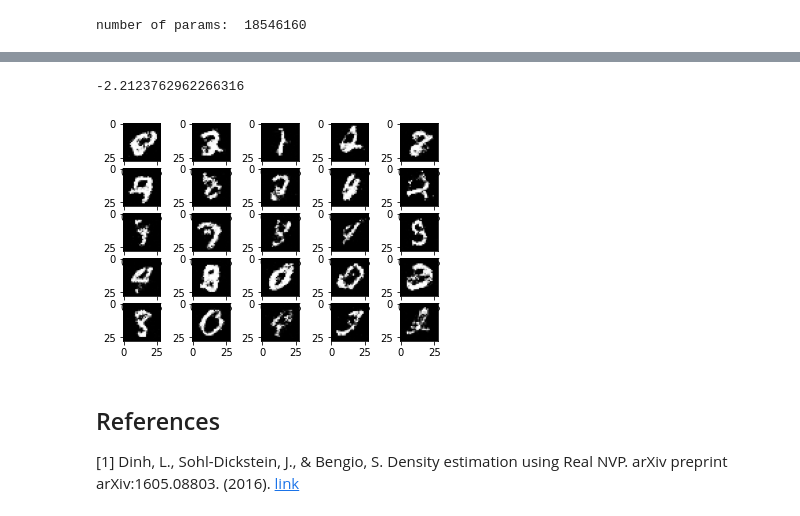
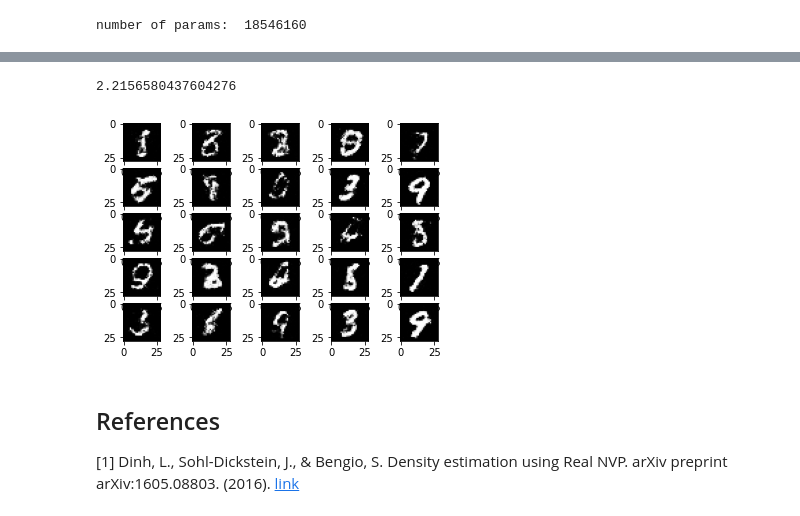
Before and after one commit to clbonet/Generative-Models, a Jupyter notebook: Normalizing Flows/RealNVP.ipynb, the cells around one changed output, grey strips where cells are left out. Drawn from its saved outputs; the diff is of its cells as text; code cells hidden in the pictures.

```diff
--- a/Normalizing Flows/RealNVP.ipynb
+++ b/Normalizing Flows/RealNVP.ipynb
@@ -244,29 +231,16 @@ number of params:  18546160
 # %%
-num_epochs = 101
+test_batch = []
 
-train_losses = []
-test_losses = []
+base_distr = torch.distributions.multivariate_normal.MultivariateNormal(
+    torch.zeros(d,device=device),torch.eye(d,device=device))
 
-for epoch in range(num_epochs):
-    model.train()
+model.eval()
 
-    train_batch = []
+for n_batch, (data,_) in enumerate(test_loader):
+    data = data.to(device)
+    data = data.view(-1,28*28)
+    z, log_det = model(data)
 
-    for n_batch, (data,_) in enumerate(train_loader):
-        data = data.to(device)
-        data = data.view(-1,28*28)
-        z, log_det = model(data)
+    l = log_likelihood(z[-1], log_det, base_distr)
 
-        l = loss(z[-1], log_det)
-        l.backward()
-        optimizer.step()
-        optimizer.zero_grad()
-
-        train_batch.append(l.item())
-
-
-    print(epoch, np.mean(train_batch))
-    train_losses.append(np.mean(train_batch))
-
-    if epoch % 50 == 0:
-        val()
+    test_batch.append(l.mean().item())
@@ -325,31 +247,14 @@ for n_batch, (data,_) in enumerate(test_loader):
 # %%
 # Compute the bits per dim (but irrelevant for binary data)
 log_likelihood = np.mean(test_batch)
-bpd = log_likelihood / (np.prod(784) * np.log(2.))
+bpd = -log_likelihood / (784 * np.log(2.))
 print(bpd)
 # %% [output]
--2.2123762962266316
+2.2156580437604276
-# %%
-d = 28*28
-torch.manual_seed(42)
-r,c = 5,5
-z_random = torch.randn(r,c,d,device=device)
-model.eval()
-zs,log_det = model.backward(z_random.reshape(-1,28*28))
-gen_imgs = zs[-1].view(-1,28,28)
-gen_imgs = gen_imgs.detach().cpu()
-lambd = 1e-6
-gen_imgs = (torch.sigmoid(gen_imgs)-lambd)/(1-2*lambd)
-
-cpt = 0
-fig,ax = plt.subplots(r,c)
-for i in range(r):
-    for j in range(c):
-        ax[i,j].imshow(gen_imgs[cpt],"gray")
-        cpt += 1
-plt.show()
-# %% [output]
-[figure, removed]
+# %%
+val_mnist(model, device)
+# %% [output]
+[figure, added]
 # %% [markdown]
 ## References
 
```
Also changed, not shown: parts of 10 cells of this notebook, 2 other files.
